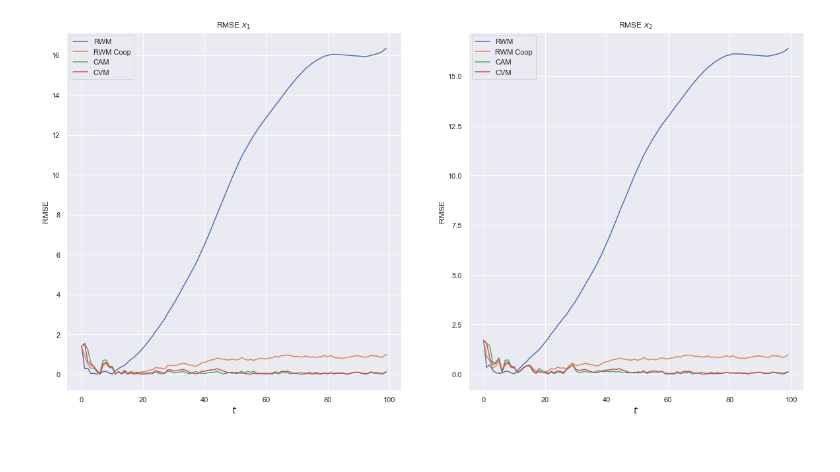
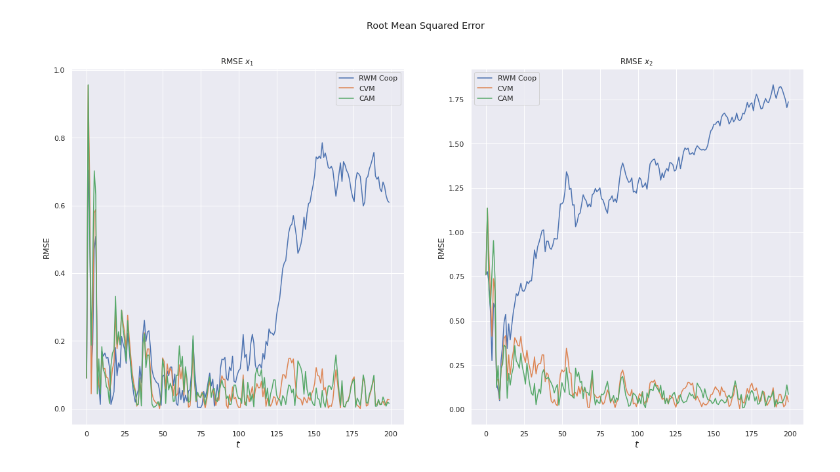
Before and after one commit to maiquang/maithanh-thesis-src, a Jupyter notebook: maithanh_kf3.ipynb, the cells around one changed output. Cells and saved outputs as stored; diff of their text form; code cells hidden in the pictures.

```diff
--- a/maithanh_kf3.ipynb
+++ b/maithanh_kf3.ipynb
@@ -19,10 +16,11 @@ The autoreload extension is already loaded. To reload it, use:
 # %%
-ndat = 100
-q = 1e-3
-r = 1
+ndat = 200
+q = 1e-3  # Process noise intensity
+r = 1  # Observation noise std
 c_rwm = 10  # RWM Process Noise Multiplicative constant
 init_state = np.zeros(6)
 
+# Trajectory simulator initialization
 cam = CAModel(q, r)
 traj = Trajectory(cam, ndat, init_state)
 # %%
@@ -43,15 +56,17 @@ plt.show()
 # %%
+# Model initialization
 rwm = RWModel(c_rwm*q, r)
 cvm = CVModel(q, r)
 
+# Estimator initialization
 kf_rwm = KalmanFilter(rwm)
 kf_rwm_coop = KalmanFilter(rwm)
 kf_cvm = KalmanFilter(cvm)
 kf_cam = KalmanFilter(cam)
 
 kf_rwm_coop.add_nbhs(kf_cvm, kf_cam)
-kf_cvm.add_nbhs(kf_rwm, kf_cam)
-kf_cam.add_nbhs(kf_rwm, kf_cvm)
+kf_cvm.add_nbhs(kf_rwm_coop, kf_cam)
+kf_cam.add_nbhs(kf_rwm_coop, kf_cvm)
 # %%
 for yt in traj.observations:
     kf_rwm.predict()
@@ -113,27 +134,28 @@ rmse_cvm = rmse(traj.X[:, :2], hist_cvm[:, :2], ndat)
 rmse_cam = rmse(traj.X[:, :2], hist_cam[:, :2], ndat)
 # %%
 plt.figure(figsize=(20, 10))
+plt.suptitle("Root Mean Squared Error")
 
 plt.subplot(1, 2, 1)
 plt.title("RMSE $x_1$ ")
-plt.plot(rmse_rwm[:, 0], label="RWM")
+# plt.plot(rmse_rwm[:, 0], label="RWM")
 plt.plot(rmse_rwm_coop[:, 0], label="RWM Coop")
+plt.plot(rmse_cvm[:, 0], label="CVM")
 plt.plot(rmse_cam[:, 0], label="CAM")
-plt.plot(rmse_cvm[:, 0], label="CVM")
 plt.xlabel("$t$", fontsize="large")
 plt.ylabel("RMSE")
 plt.legend()
 
 plt.subplot(1, 2, 2)
 plt.title("RMSE $x_2$ ")
-plt.plot(rmse_rwm[:, 1], label="RWM")
+# plt.plot(rmse_rwm[:, 1], label="RWM")
 plt.plot(rmse_rwm_coop[:, 1], label="RWM Coop")
+plt.plot(rmse_cvm[:, 1], label="CVM")
 plt.plot(rmse_cam[:, 1], label="CAM")
-plt.plot(rmse_cvm[:, 1], label="CVM")
 plt.xlabel("$t$", fontsize="large")
 plt.ylabel("RMSE")
 plt.legend()
 
 plt.show()
 # %% [output]
-[figure, old version]
+[figure, new version]
```
Also changed, not shown: parts of 6 cells of this notebook, 1 other file.
